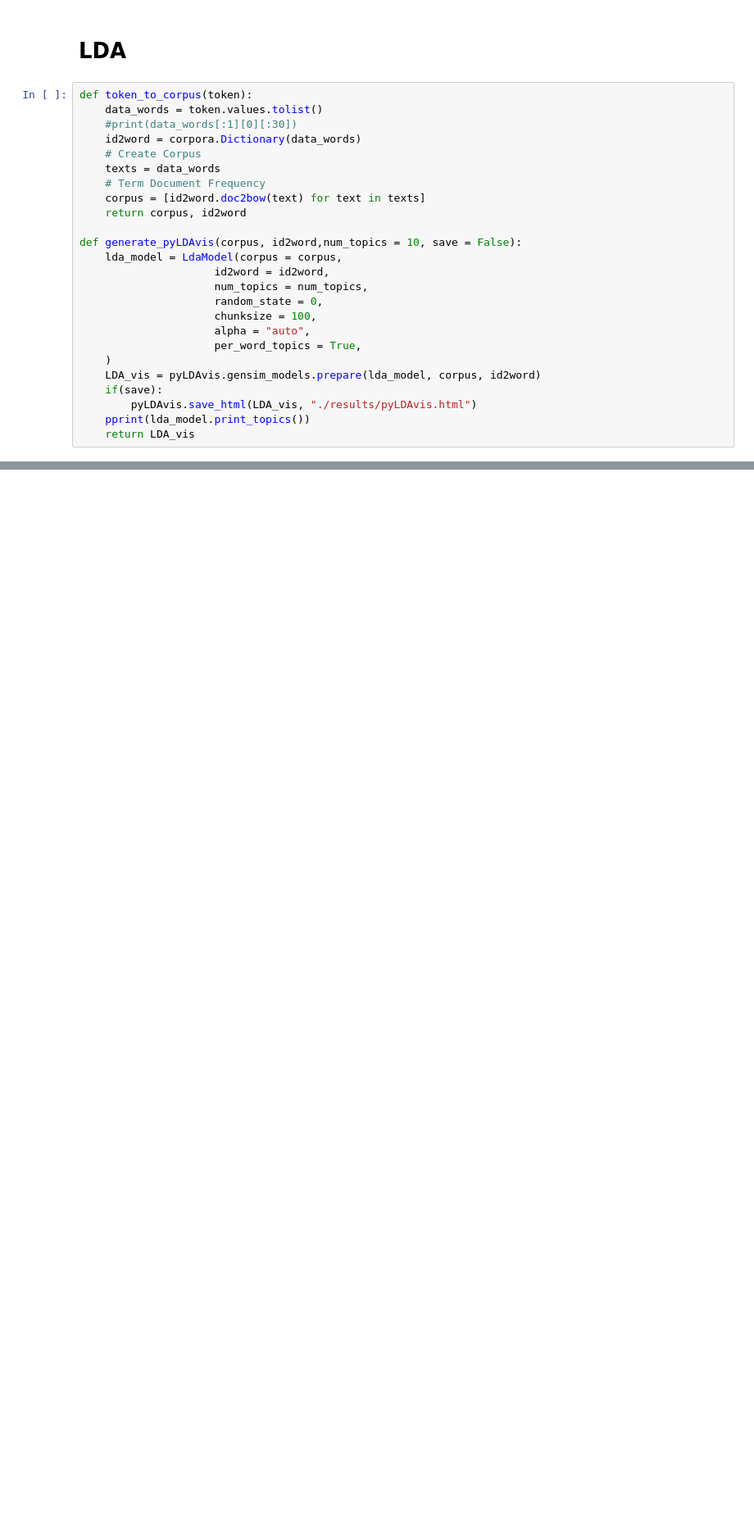
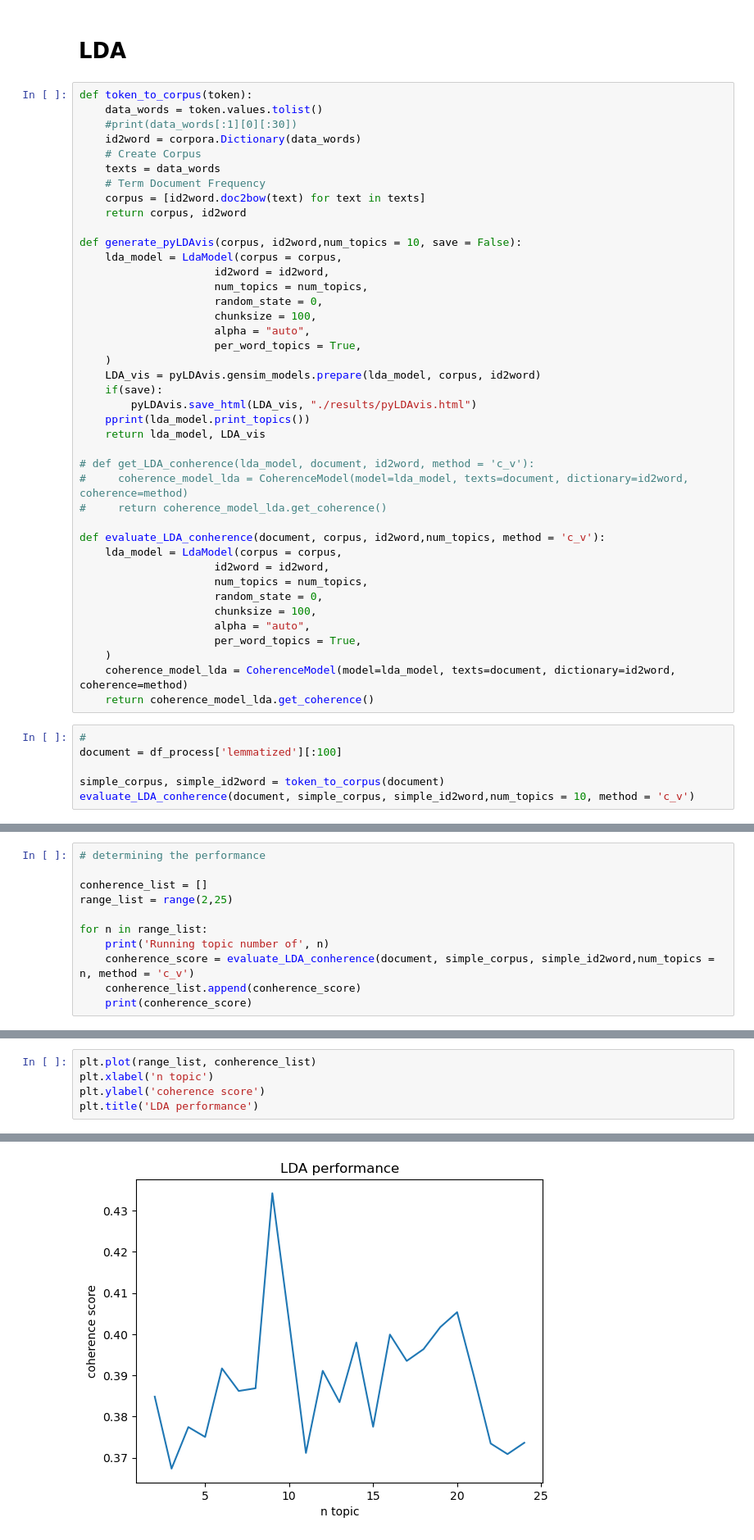
Before and after one commit to QY-W/Comments_NLP_Classification, a Jupyter notebook: ESE527Project.ipynb, the cells around one changed output, grey strips where cells are left out. Shown at 82% size. Cells and saved outputs as stored; diff of their text form; blank space fills up the shorter version.

Commit message:
updating LDA performance and validation

```diff
--- a/ESE527Project.ipynb
+++ b/ESE527Project.ipynb
@@ -370,4 +392,26 @@ def generate_pyLDAvis(corpus, id2word,num_topics = 10, save = False):
     if(save):
         pyLDAvis.save_html(LDA_vis, "./results/pyLDAvis.html")
     pprint(lda_model.print_topics())
-    return LDA_vis
+    return lda_model, LDA_vis
+
+# def get_LDA_conherence(lda_model, document, id2word, method = 'c_v'):
+#     coherence_model_lda = CoherenceModel(model=lda_model, texts=document, dictionary=id2word, coherence=method)
+#     return coherence_model_lda.get_coherence()
+
+def evaluate_LDA_conherence(document, corpus, id2word,num_topics, method = 'c_v'):
+    lda_model = LdaModel(corpus = corpus,
+                     id2word = id2word,
+                     num_topics = num_topics,
+                     random_state = 0,
+                     chunksize = 100,
+                     alpha = "auto",
+                     per_word_topics = True,
+    )
+    coherence_model_lda = CoherenceModel(model=lda_model, texts=document, dictionary=id2word, coherence=method)
+    return coherence_model_lda.get_coherence()
+# %%
+#
+document = df_process['lemmatized'][:100]
+
+simple_corpus, simple_id2word = token_to_corpus(document)
+evaluate_LDA_conherence(document, simple_corpus, simple_id2word,num_topics = 10, method = 'c_v')
@@ -373,0 +420,11 @@ def generate_pyLDAvis(corpus, id2word,num_topics = 10, save = False):
+# %%
+# determining the performance
+
+conherence_list = []
+range_list = range(2,25)
+
+for n in range_list:
+    print('Running topic number of', n)
+    conherence_score = evaluate_LDA_conherence(document, simple_corpus, simple_id2word,num_topics = n, method = 'c_v')
+    conherence_list.append(conherence_score)
+    print(conherence_score)
@@ -373,0 +466,6 @@ def generate_pyLDAvis(corpus, id2word,num_topics = 10, save = False):
+# %%
+plt.plot(range_list, conherence_list)
+plt.xlabel('n topic')
+plt.ylabel('coherence score')
+plt.title('LDA performance')
+# %% [output]
@@ -374 +473,2 @@ def generate_pyLDAvis(corpus, id2word,num_topics = 10, save = False):
+[figure, added]
 # %%
```
Also changed, not shown: parts of 15 cells of this notebook.
